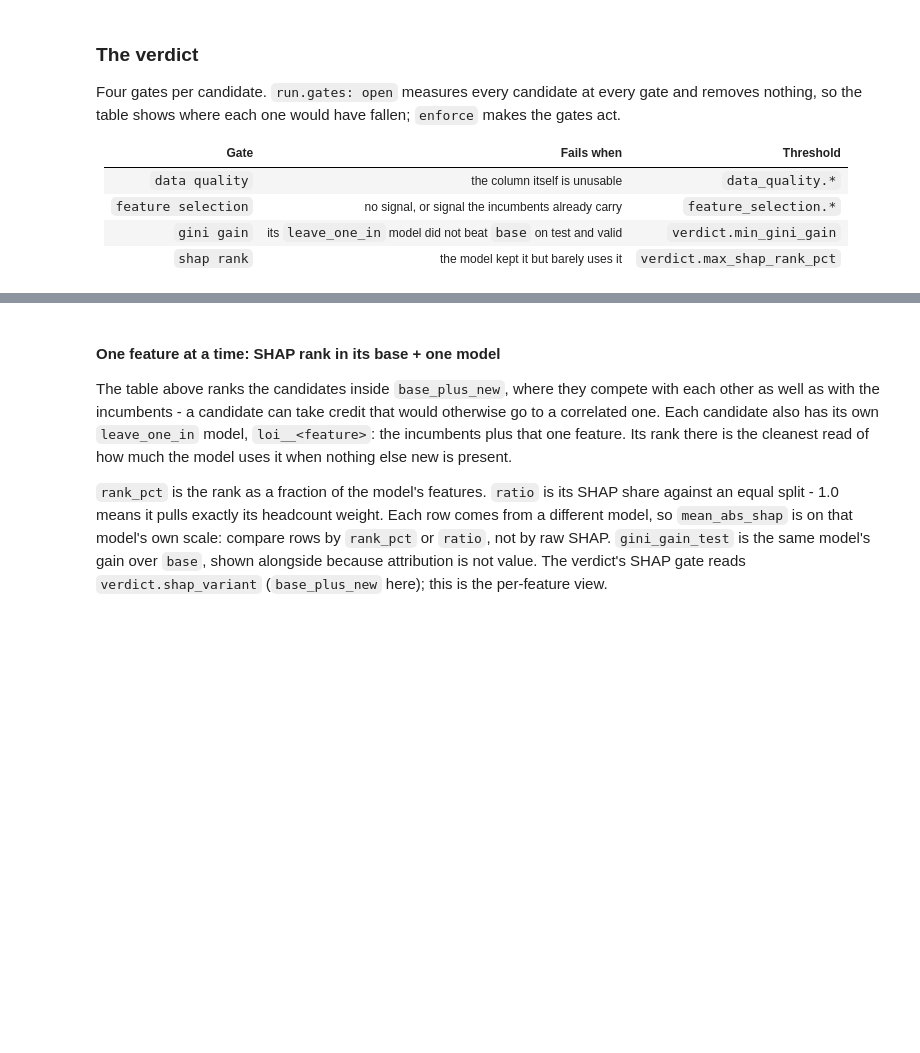
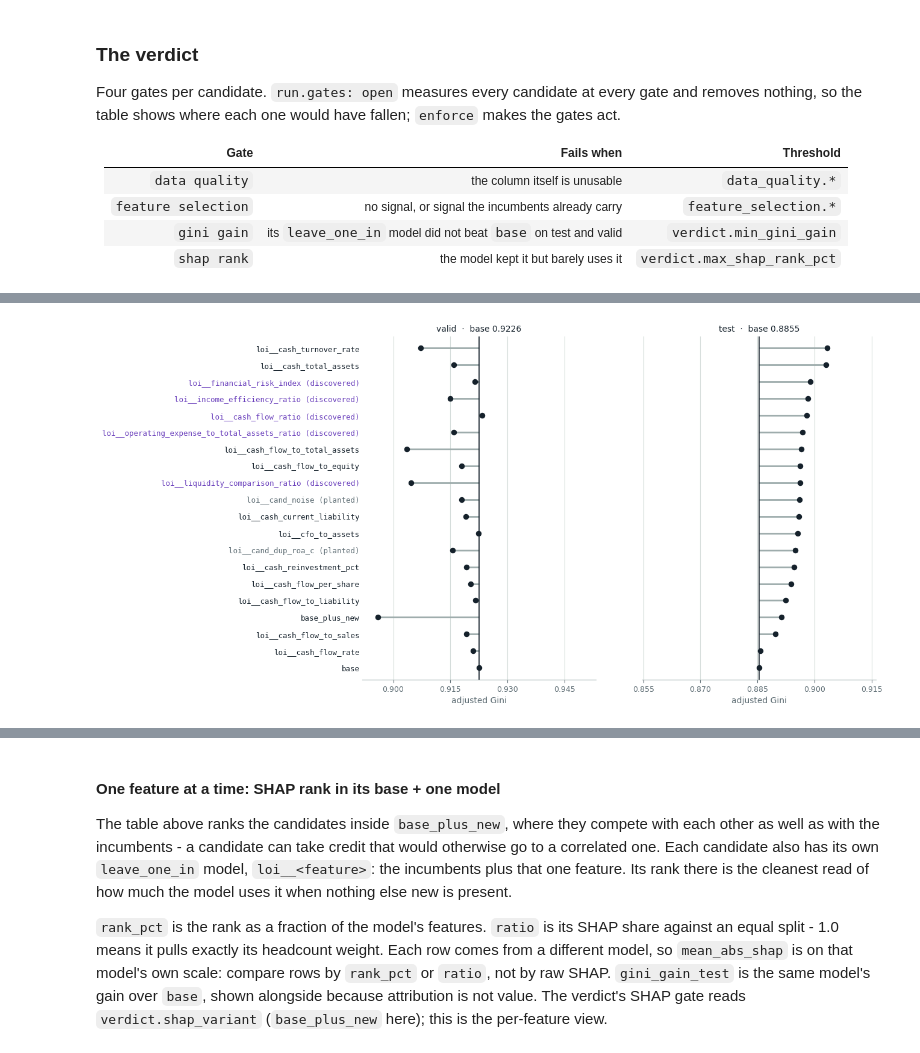
Before and after one commit to Michellemingxuan/autofe, a Jupyter notebook: notebooks/usage.ipynb, the cells around one changed output, grey strips where cells are left out. Drawn from its saved outputs; the diff is of its cells as text; code cells hidden in the pictures; blank space fills up the shorter version.

```diff
--- a/notebooks/usage.ipynb
+++ b/notebooks/usage.ipynb
@@ -53,0 +93,9 @@ What the config declares about them:
+# %%
+URL = "https://archive.ics.uci.edu/static/public/572/taiwanese+bankruptcy+prediction.zip"
+raw = pd.read_csv(fetch_archive(URL, ROOT / "data" / "bankruptcy" / "raw" / "uci572", "data.csv"))
+
+table, mapping = sanitize_columns(raw)
+table.insert(0, id_col, range(len(table)))
+print(f"{table.shape[0]:,} rows x {table.shape[1]} columns; target {target!r} is "
+      f"{table[target].mean():.2%} positive")
+mapping.head(3)
@@ -53,0 +110,3 @@ What the config declares about them:
+# %%
+splits = stratified_split(table, target, valid_size=0.2, test_size=0.2, seed=42)
+{part: f"{len(rows):,} rows, {rows[target].mean():.2%} positive" for part, rows in splits.items()}
@@ -53,0 +131,8 @@ What the config declares about them:
+# %%
+base, _ = resolve_features(splits["train"], cfg_prep.features, cfg_prep.data)
+batches = build_shot_batches(splits["train"], target, columns=base, shots=32, batches=10, seed=42)
+shots = pd.concat([b.assign(batch=i) for i, b in enumerate(batches)], ignore_index=True)
+shots = shots[["batch", *splits["train"].columns]]
+shots.to_csv(cfg_prep.discovery.few_shot_path, index=False)
+print(f"{len(batches)} batches x {len(batches[0])} rows, "
+      f"{int(shots.query('batch == 0')[target].sum())} positive in batch 0")
@@ -264,3 +397,55 @@ result.analysis.comparison[cols].sort_values("gini_gain_test", ascending=False).
+# %%
+import matplotlib.pyplot as plt
+from matplotlib.ticker import MaxNLocator
+
+# Each variant's adjusted Gini on valid and on test, against base on the same split:
+# a stem right of the line beats the incumbents there, a stem left of it loses.
+splits = ["valid", "test"]
+gini = (result.analysis.comparison.set_index("variant")
+        [[f"adj_gini_{split}" for split in splits]]
+        .set_axis(splits, axis=1)
+        .sort_values("test"))                  # plotted bottom-up, so the best test Gini is on top
+base = gini.loc["base"]
+# One scale for both panels, centred on each split's base, so equal stems are equal changes.
+span = (gini - base).abs().to_numpy().max() * 1.15
+
+INK, MUTED, LINE, GRID, NEW = "#15212B", "#5E6D74", "#9EACAC", "#D3DBD9", "#6C42BD"
+
+def label(variant):
+    feature = variant.removeprefix("loi__")
+    if feature.startswith("cand_"):
+        return f"{variant} (planted)", MUTED
+    if feature in discovered.kept_features:
+        return f"{variant} (discovered)", NEW
+    return variant, INK
+
+rows = range(len(gini))
+fig, axes = plt.subplots(1, 2, sharey=True, figsize=(11, 0.3 * len(gini) + 1.4))
+for ax, split in zip(axes, splits):
+    ax.hlines(rows, base[split], gini[split], color=LINE, lw=2, zorder=1)
+    ax.scatter(gini[split], rows, s=34, color=INK, zorder=3)
+    ax.axvline(base[split], color=INK, lw=1.2, zorder=2)
+    ax.set_title(f"{split}  ·  base {base[split]:.4f}", fontsize=10, color=INK)
+    ax.set_xlim(base[split] - span, base[split] + span)
+    ax.xaxis.set_major_locator(MaxNLocator(nbins=5))
+    ax.xaxis.set_major_formatter(lambda v, _: f"{v:.3f}")
+    ax.grid(axis="x", color=GRID, lw=0.8)
+    ax.set_axisbelow(True)
+    ax.tick_params(axis="y", length=0)
+    ax.tick_params(axis="x", colors=MUTED, labelsize=9)
+    for side in ("top", "right", "left"):
+        ax.spines[side].set_visible(False)
+    ax.spines["bottom"].set_color(LINE)
+    ax.set_xlabel("adjusted Gini", color=MUTED)
+
+labels = [label(v) for v in gini.index]
+axes[0].set_yticks(list(rows), [text for text, _ in labels], family="monospace", fontsize=9)
+for tick, (_, color) in zip(axes[0].get_yticklabels(), labels):
+    tick.set_color(color)
+axes[0].set_ylim(-0.7, len(gini) - 0.3)
+plt.show()
+# %% [output]
+[figure, added]
 # %%
 # Where the candidates land in the base_plus_new model's SHAP ranking.
 ranking = result.analysis.feature_ranking.query("variant == 'base_plus_new'")
```
Also changed, not shown: parts of 32 cells of this notebook, 2 other files.
